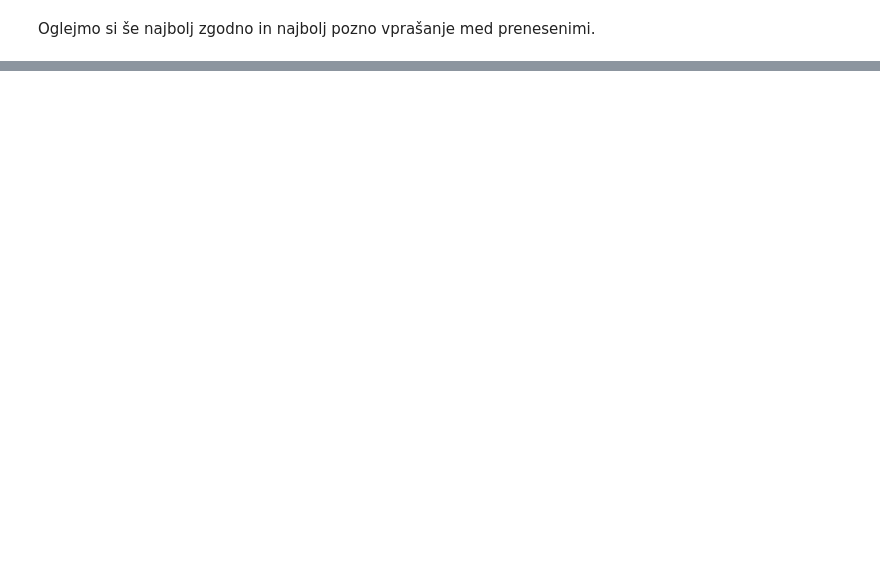
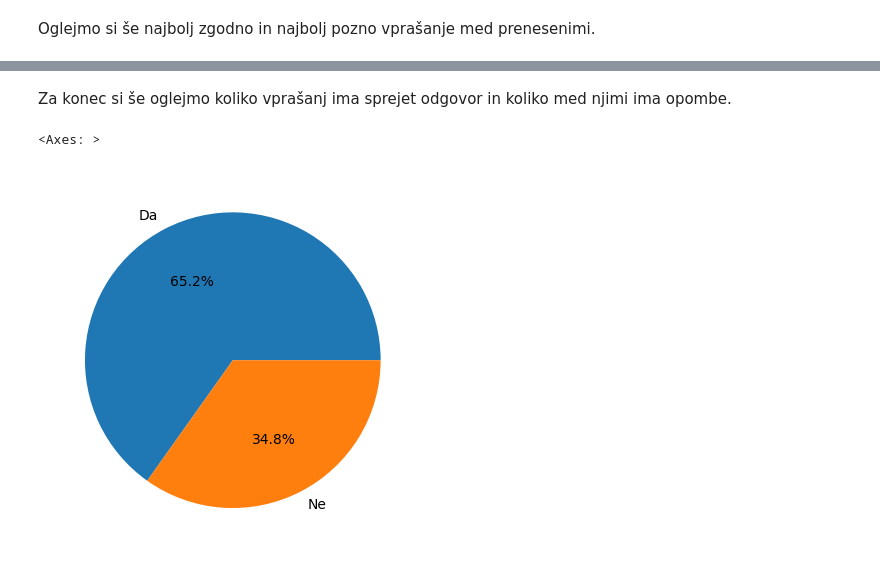
Before and after one commit to lukaponikvar/Projektna_UVP, a Jupyter notebook: Analiza.ipynb, the cells around one changed output, grey strips where cells are left out. Saved outputs shown, nothing was run; the diff lists cells and outputs as text; code cells hidden in the pictures; blank space fills up the shorter version.

```diff
--- a/Analiza.ipynb
+++ b/Analiza.ipynb
@@ -82,0 +179,7 @@ VPRASANJA["Datum in ura"].max() - VPRASANJA["Datum in ura"].min()
+# %% [markdown]
+Za konec si še oglejmo koliko vprašanj ima sprejet odgovor in koliko med njimi ima opombe.
+# %%
+VPRASANJA.groupby(by = "Sprejet odgovor").size().plot.pie(autopct='%1.1f%%')
+# %% [output]
+<Axes: >
+[figure, added]
```
Also changed, not shown: parts of 23 cells of this notebook.
